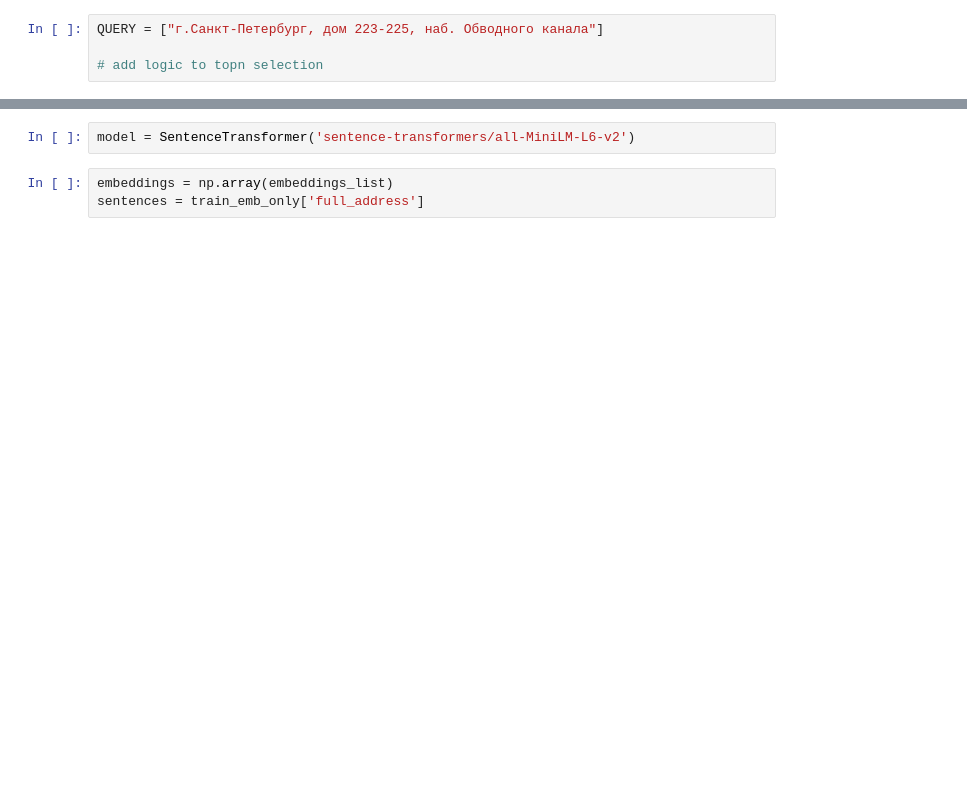
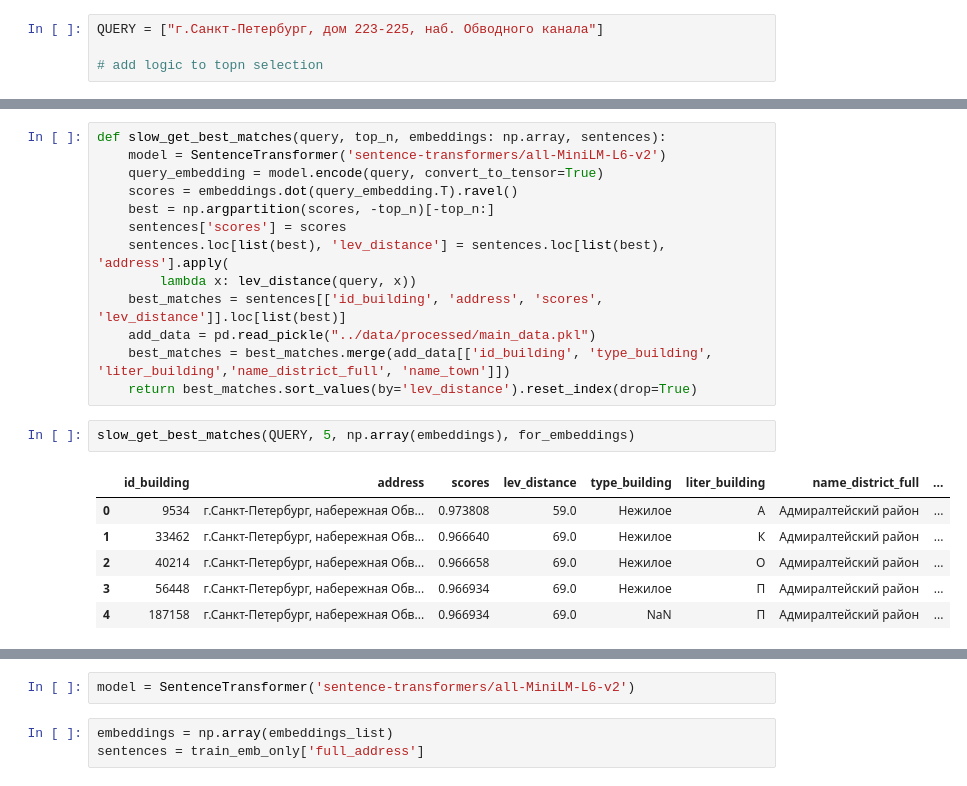
Before and after one commit to FVA13/addresses_matcher, a Jupyter notebook: notebooks/model.ipynb, the cells around one changed output, grey strips where cells are left out. Saved outputs shown, nothing was run; the diff lists cells and outputs as text; blank space fills up the shorter version.

```diff
--- a/notebooks/model.ipynb
+++ b/notebooks/model.ipynb
@@ -107,3 +215,25 @@ get_best_matches(QUERY, 5, np.array(embeddings_list), train_emb_only)
 | 2 | 40214 | г.Санкт-Петербург, набережная Обв... | 0.966658 | 69.0 |
 | 3 | 56448 | г.Санкт-Петербург, набережная Обв... | 0.966934 | 69.0 |
 | 4 | 187158 | г.Санкт-Петербург, набережная Обв... | 0.966934 | 69.0 |
+# %%
+def slow_get_best_matches(query, top_n, embeddings: np.array, sentences):
+    model = SentenceTransformer('sentence-transformers/all-MiniLM-L6-v2')
+    query_embedding = model.encode(query, convert_to_tensor=True)
+    scores = embeddings.dot(query_embedding.T).ravel()
+    best = np.argpartition(scores, -top_n)[-top_n:]
+    sentences['scores'] = scores
+    sentences.loc[list(best), 'lev_distance'] = sentences.loc[list(best), 'address'].apply(
+        lambda x: lev_distance(query, x))
+    best_matches = sentences[['id_building', 'address', 'scores', 'lev_distance']].loc[list(best)]
+    add_data = pd.read_pickle("../data/processed/main_data.pkl")
+    best_matches = best_matches.merge(add_data[['id_building', 'type_building', 'liter_building','name_district_full', 'name_town']])
+    return best_matches.sort_values(by='lev_distance').reset_index(drop=True)
+# %%
+slow_get_best_matches(QUERY, 5, np.array(embeddings), for_embeddings)
+# %% [output]
+|  | id_building | address | scores | lev_distance | type_building | liter_building | name_district_full | ... |
+| 0 | 9534 | г.Санкт-Петербург, набережная Обв... | 0.973808 | 59.0 | Нежилое | А | Адмиралтейский район | ... |
+| 1 | 33462 | г.Санкт-Петербург, набережная Обв... | 0.966640 | 69.0 | Нежилое | К | Адмиралтейский район | ... |
+| 2 | 40214 | г.Санкт-Петербург, набережная Обв... | 0.966658 | 69.0 | Нежилое | О | Адмиралтейский район | ... |
+| 3 | 56448 | г.Санкт-Петербург, набережная Обв... | 0.966934 | 69.0 | Нежилое | П | Адмиралтейский район | ... |
+| 4 | 187158 | г.Санкт-Петербург, набережная Обв... | 0.966934 | 69.0 | NaN | П | Адмиралтейский район | ... |
```
Also changed, not shown: parts of 32 cells of this notebook, 2 other files.
